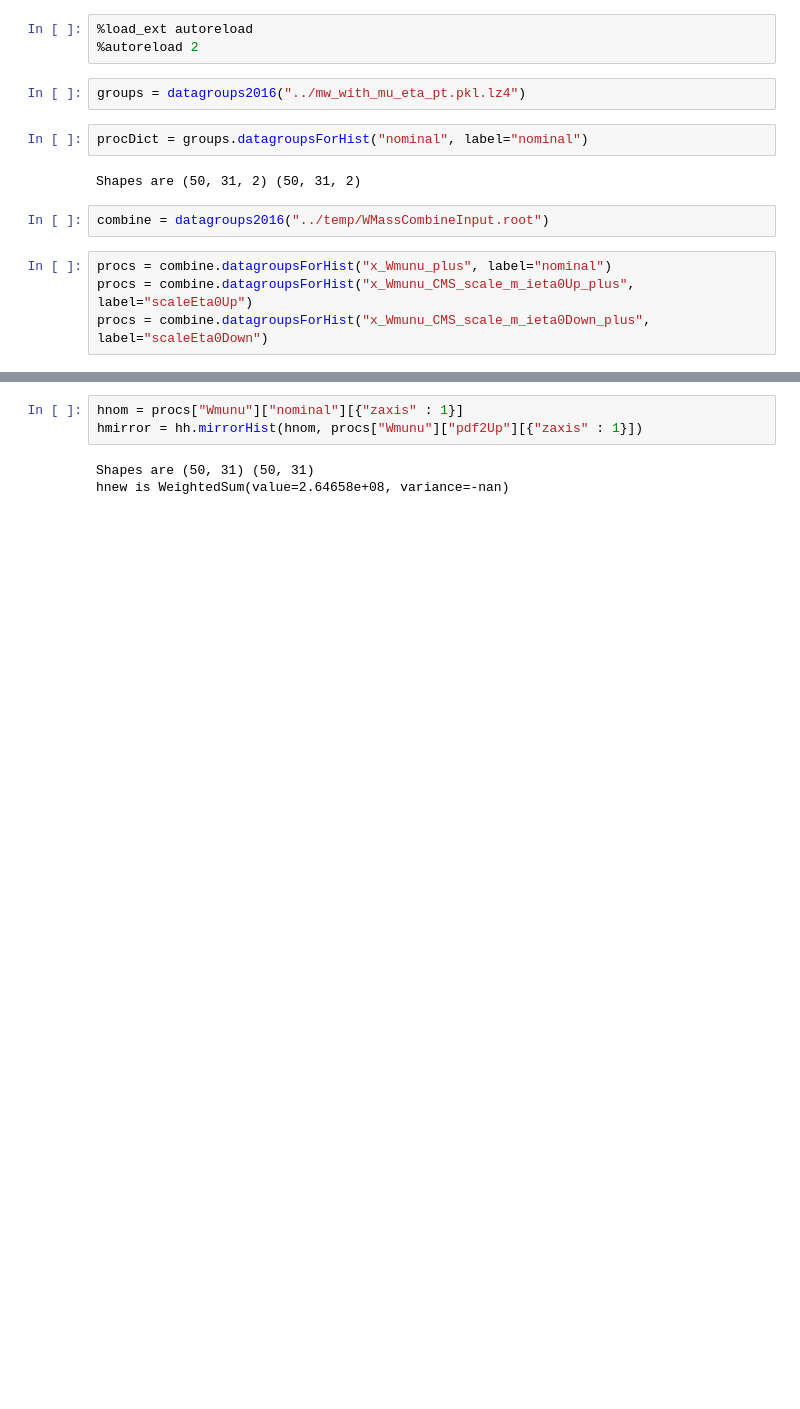
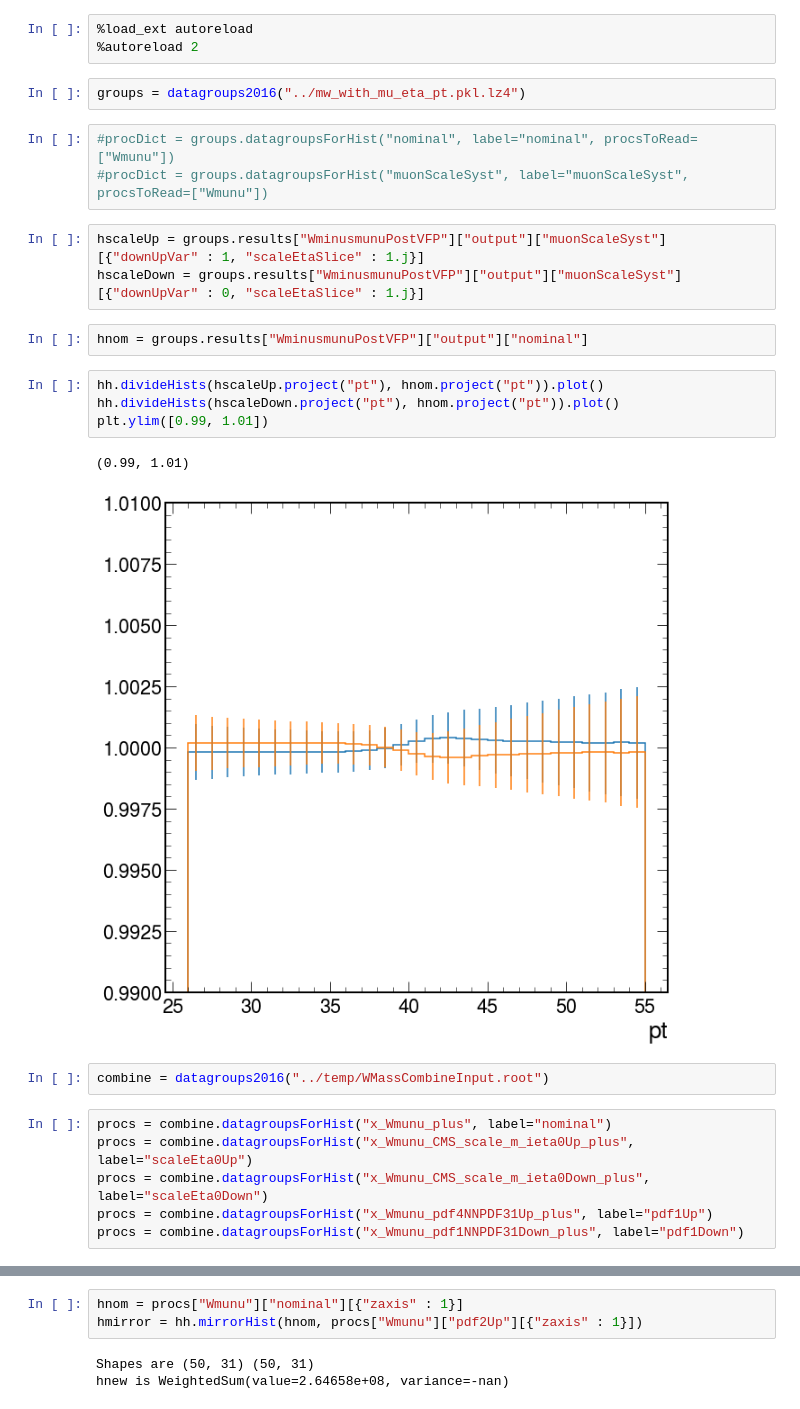
Before and after one commit to bendavid/WRemnants, a Jupyter notebook: notebooks/systsScratch.ipynb, the cells around one changed output, grey strips where cells are left out. Cells and saved outputs as stored; diff of their text form; blank space fills up the shorter version.

```diff
--- a/notebooks/systsScratch.ipynb
+++ b/notebooks/systsScratch.ipynb
@@ -14,13 +14,26 @@ import numpy as np
 # %%
 groups = datagroups2016("../mw_with_mu_eta_pt.pkl.lz4")
 # %%
-procDict = groups.datagroupsForHist("nominal", label="nominal")
+#procDict = groups.datagroupsForHist("nominal", label="nominal", procsToRead=["Wmunu"])
+#procDict = groups.datagroupsForHist("muonScaleSyst", label="muonScaleSyst", procsToRead=["Wmunu"])
-# %% [output]
-Shapes are (50, 31, 2) (50, 31, 2)
+# %%
+hscaleUp = groups.results["WminusmunuPostVFP"]["output"]["muonScaleSyst"][{"downUpVar" : 1, "scaleEtaSlice" : 1.j}]
+hscaleDown = groups.results["WminusmunuPostVFP"]["output"]["muonScaleSyst"][{"downUpVar" : 0, "scaleEtaSlice" : 1.j}]
+# %%
+hnom = groups.results["WminusmunuPostVFP"]["output"]["nominal"]
+# %%
+hh.divideHists(hscaleUp.project("pt"), hnom.project("pt")).plot()
+hh.divideHists(hscaleDown.project("pt"), hnom.project("pt")).plot()
+plt.ylim([0.99, 1.01])
+# %% [output]
+(0.99, 1.01)
+[figure, added]
 # %%
 combine = datagroups2016("../temp/WMassCombineInput.root")
 # %%
 procs = combine.datagroupsForHist("x_Wmunu_plus", label="nominal")
 procs = combine.datagroupsForHist("x_Wmunu_CMS_scale_m_ieta0Up_plus", label="scaleEta0Up")
 procs = combine.datagroupsForHist("x_Wmunu_CMS_scale_m_ieta0Down_plus", label="scaleEta0Down")
+procs = combine.datagroupsForHist("x_Wmunu_pdf4NNPDF31Up_plus", label="pdf1Up")
+procs = combine.datagroupsForHist("x_Wmunu_pdf1NNPDF31Down_plus", label="pdf1Down")
 # %%
```
Also changed, not shown: parts of 4 cells of this notebook, 3 other files.
